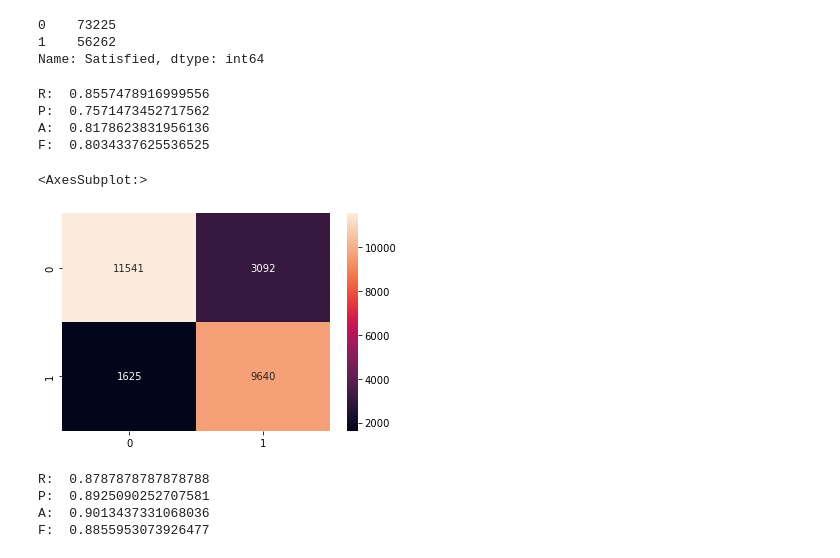
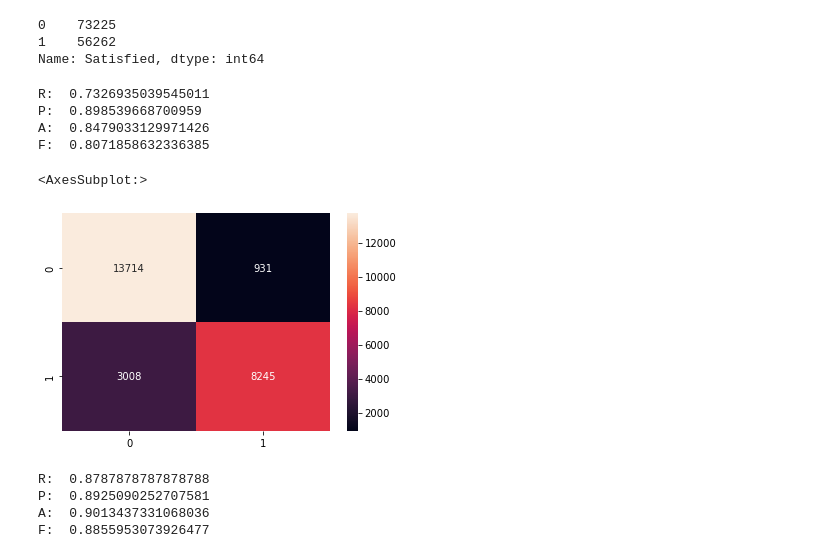
Before and after one commit to AnthonyCampbell208/SC22-BatchB-Frenzied-Physcists, a Jupyter notebook: final_project/model_training.ipynb, the cells around one changed output. Saved outputs shown, nothing was run; the diff lists cells and outputs as text; code cells hidden in the pictures.

```diff
--- a/final_project/model_training.ipynb
+++ b/final_project/model_training.ipynb
@@ -125,33 +125,33 @@ target.value_counts()
 1    56262
 Name: Satisfied, dtype: int64
 # %%
-SGD_model = SGDClassifier(loss="perceptron", penalty="l2", max_iter=10000)
+SGD_model = SGDClassifier(alpha = 0.001, loss = 'log_loss', max_iter = 10000, penalty = 'elasticnet')
 
 SGD_model.fit(x_train, y_train)
 
 SGD_hat = SGD_model.predict(x_test)
 
 recall = sklearn.metrics.recall_score(y_test, SGD_hat)
 precision = sklearn.metrics.precision_score(y_test, SGD_hat)
 accuracy = sklearn.metrics.accuracy_score(y_test, SGD_hat)
 f_measure = sklearn.metrics.f1_score(y_test, SGD_hat)
 print("R: ", recall)
 print("P: ", precision)
 print("A: ", accuracy)
 print("F: ", f_measure)
 
 from sklearn.metrics import confusion_matrix
 import seaborn as sns
 sns.heatmap(confusion_matrix(y_test, SGD_hat), annot=True, fmt='g')
 
 # Ivan
 # %% [output]
-R:  0.8557478916999556
-P:  0.7571473452717562
-A:  0.8178623831956136
-F:  0.8034337625536525
+R:  0.7326935039545011
+P:  0.898539668700959
+A:  0.8479033129971426
+F:  0.8071858632336385
 <AxesSubplot:>
-[figure, old version]
+[figure, new version]
 # %%
 NB_model = CategoricalNB(alpha = 3)
 
```
Also changed, not shown: parts of 3 cells of this notebook, 40 other files.
